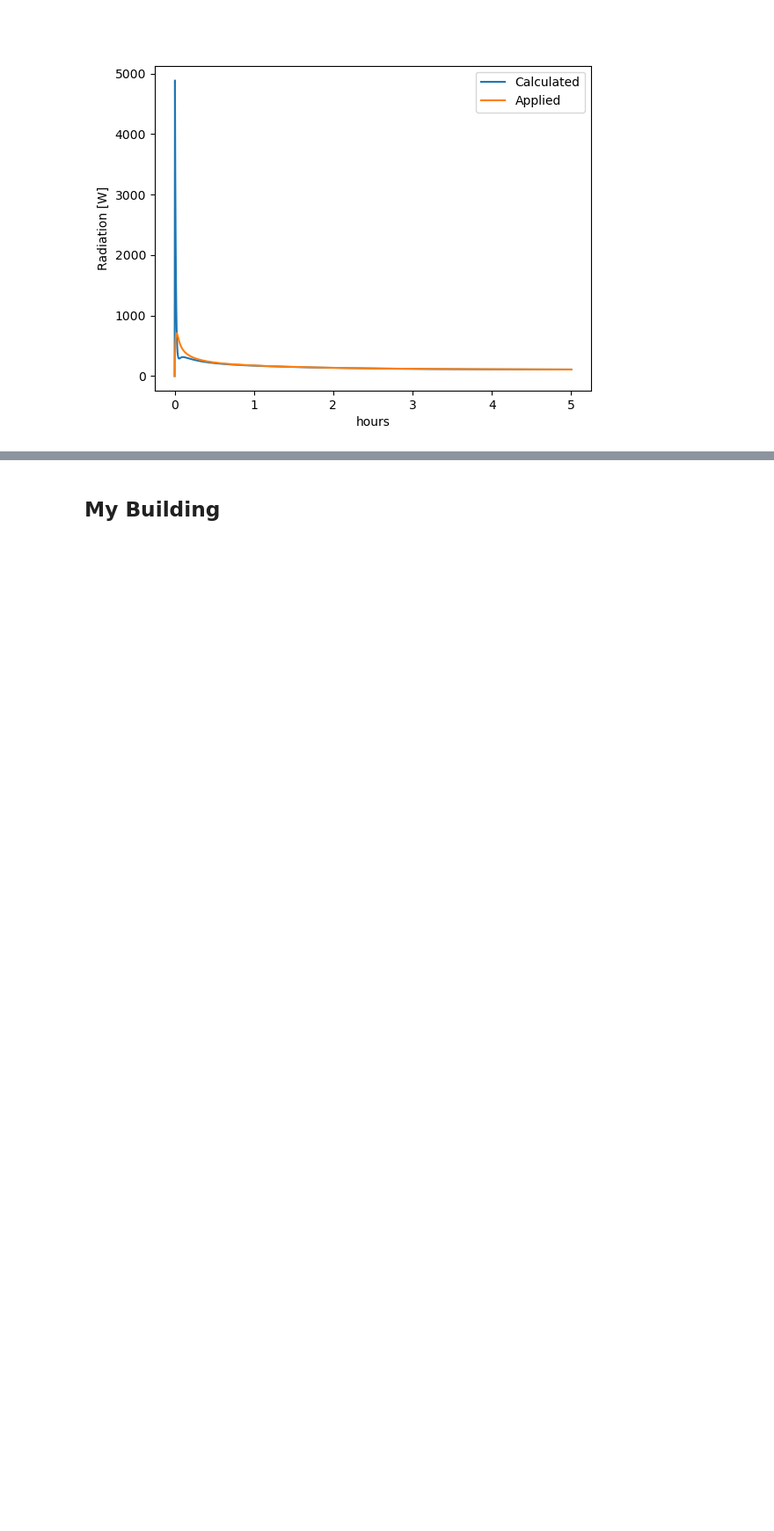
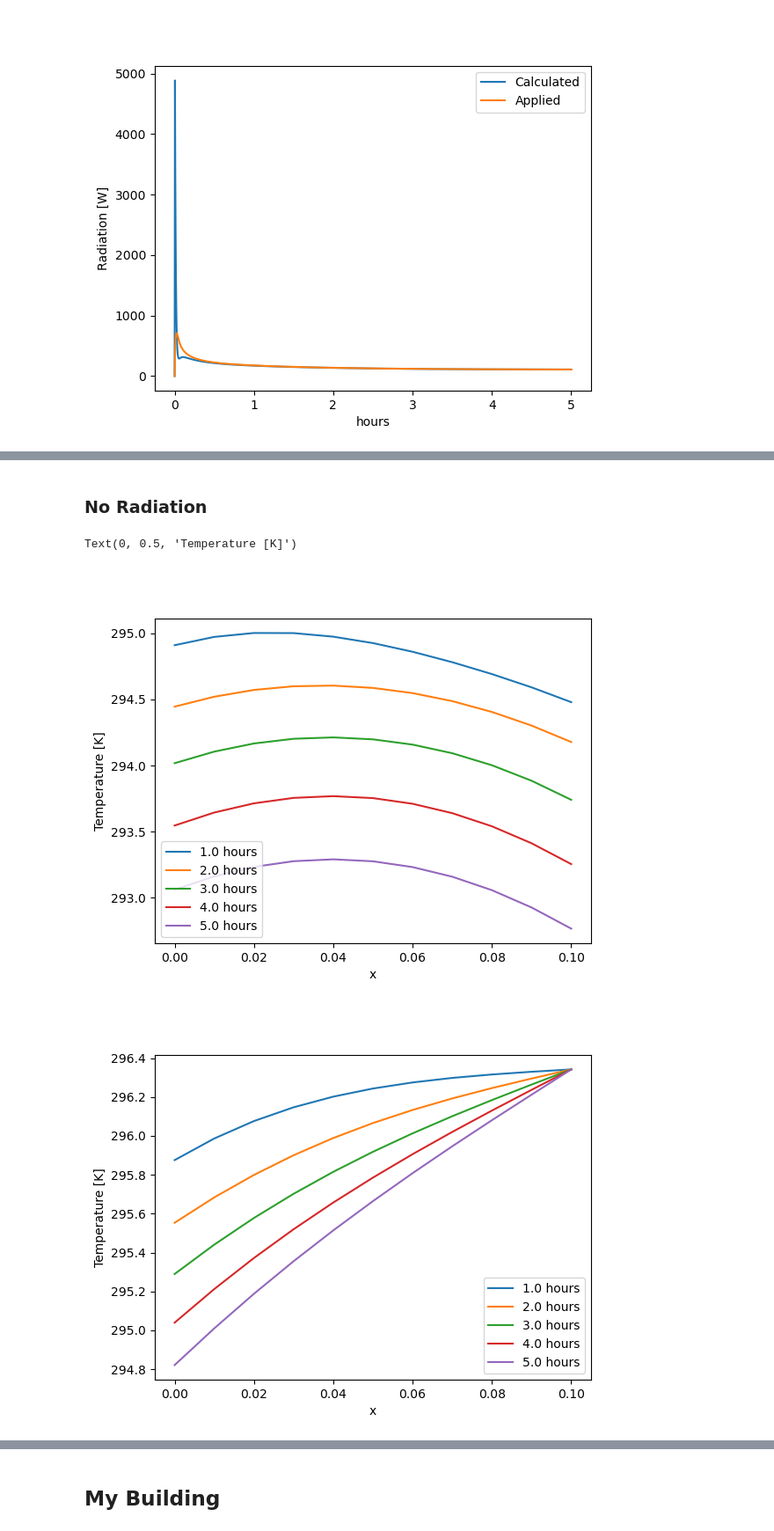
Before and after one commit to nbachand/graphBEM, a Jupyter notebook: InteriorModel.ipynb, the cells around one changed output, grey strips where cells are left out. Shown at 88% size. Cells and saved outputs as stored; diff of their text form; code cells hidden in the pictures; blank space fills up the shorter version.

```diff
--- a/InteriorModel.ipynb
+++ b/InteriorModel.ipynb
@@ -446,0 +448,58 @@ bG.draw()
+# %% [markdown]
+### No Radiation
+# %%
+bG.updateEdges({"wall_kwargs" :wall_kwargs})
+bG.updateNodes({
+    "room_kwargs": room_kwargs,
+    "vent_kwargs": vent_kwargs,
+    "rad_kwargs": {"bG": abs.BuildingGraph()},
+    })
+
+build_sim = abs.BuildingSimulation(**sim_kwargs)
+build_sim.initialize(bG)
+build_sim.run()
+
+Tints = build_sim.bG.G.nodes['R']['Tints']
+T_profs = build_sim.bG.G.edges['R', 'RF']['T_profs']
+T_profs_FL = build_sim.bG.G.edges['R', 'FL']['T_profs']
+floor = build_sim.bG.G.edges['R', 'FL']['wall']
+Vnvs = build_sim.bG.G.nodes['R']['Vnvs']
+Vnvs[0] = Vnvs[1]
+
+# Plotting
+plt.figure()
+for h in h_profs:
+    h = (h - 48)/4
+    i = int(h * 60 * 60 / build_sim.delt)
+    plt.plot(wall.x, T_profs[:, i], label=f'{h % 24} hours')
+plt.legend()
+plt.xlabel('x')
+plt.ylabel('Temperature [K]')
+
+plt.figure()
+for h in h_profs:
+    h = (h - 48)/4
+    i = int(h * 60 * 60 / build_sim.delt)
+    plt.plot(floor.x, T_profs_FL[:, i], label=f'{h % 24} hours')
+plt.legend()
+plt.xlabel('x')
+plt.ylabel('Temperature [K]')
+
+
+plt.figure()
+plt.plot(build_sim.hours, Vnvs)
+plt.xlabel('hours')
+plt.ylabel('Mass flow rate')
+
+plt.figure()
+plt.plot(hours, Tints, label='Tint')
+plt.plot(hours, T_profs[0, :], label='Tf')
+plt.plot(hours, Touts, label='Tout')
+plt.plot(hours, Real_Tint, label='Measured Tint')
+plt.legend()
+plt.xlabel('hours')
+plt.ylabel('Temperature [K]')
+# %% [output]
+Text(0, 0.5, 'Temperature [K]')
+[figure, added]
+[figure, added]
```
Also changed, not shown: parts of 7 cells of this notebook.
